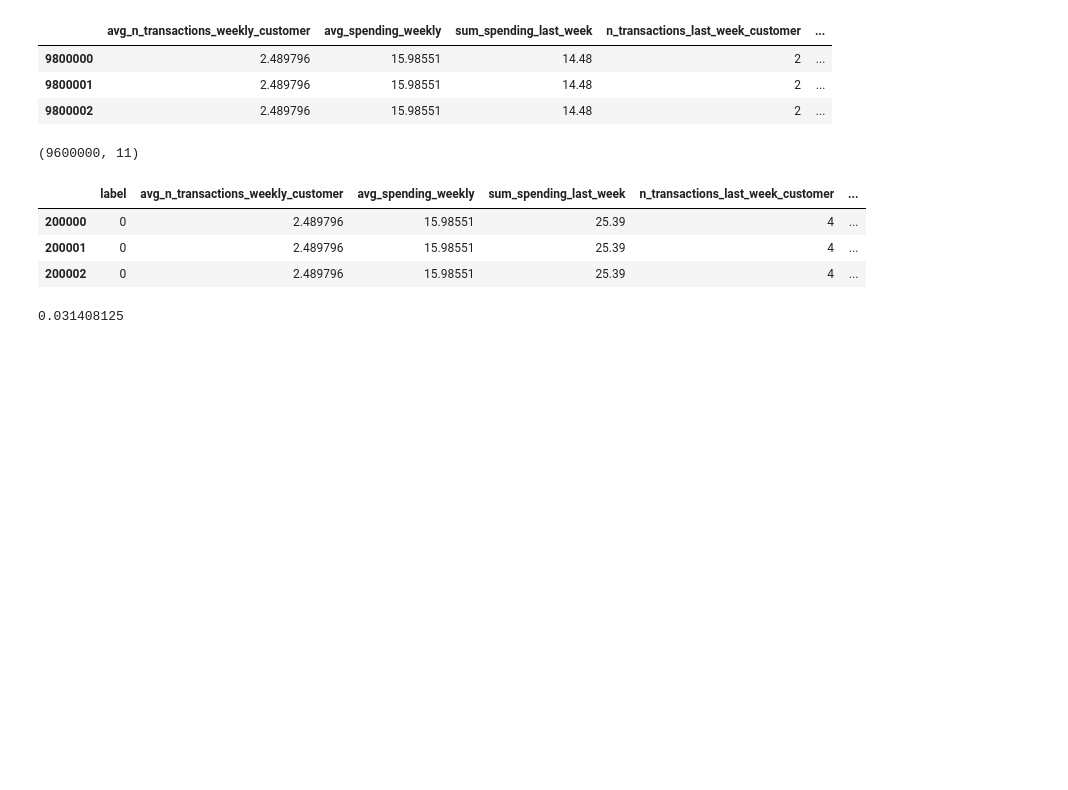
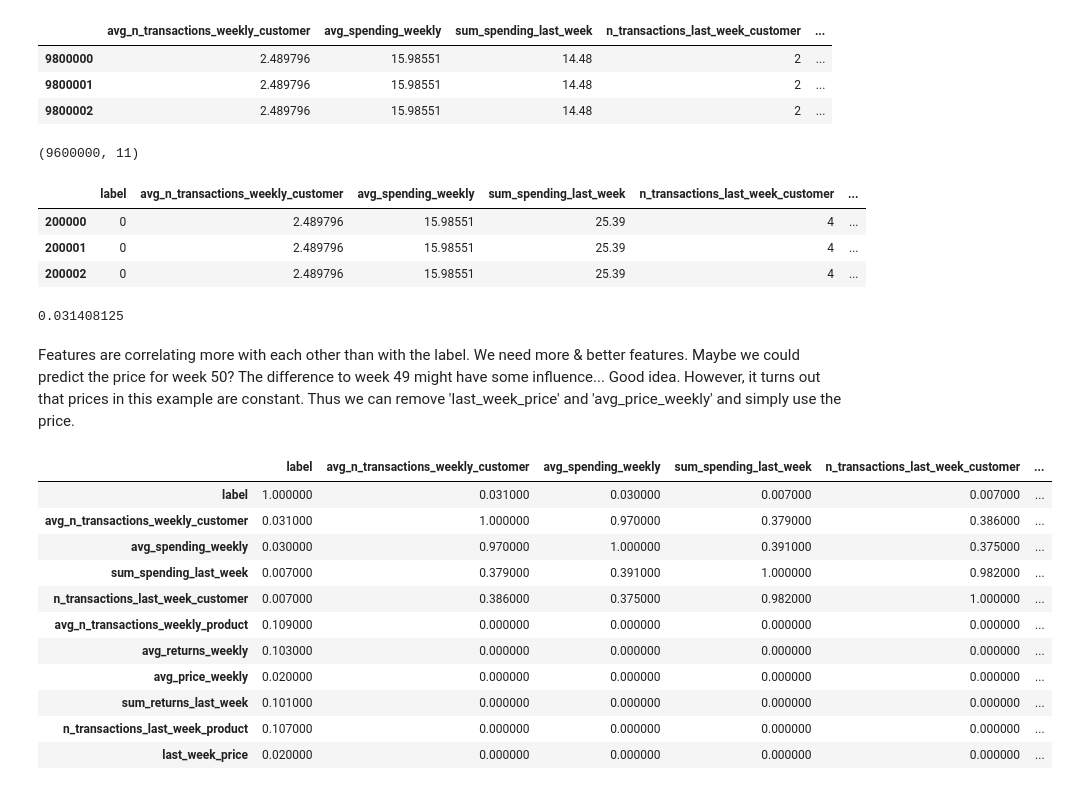
Before and after one commit to sekR4/classification-challenge, a Jupyter notebook: src/eda_and_fe.ipynb, the cells around one changed output. Saved outputs shown, nothing was run; the diff lists cells and outputs as text; code cells hidden in the pictures; blank space fills up the shorter version.

```diff
--- a/src/eda_and_fe.ipynb
+++ b/src/eda_and_fe.ipynb
@@ -536,0 +543,18 @@ df_training.to_parquet("training.parquet")
+# %% [markdown]
+Features are correlating more with each other than with the label. We need more & better features. Maybe we could predict the price for week 50? The difference to week 49 might have some influence... Good idea. However, it turns out that prices in this example are constant. Thus we can remove 'last_week_price' and 'avg_price_weekly' and simply use the price.
+# %%
+corr_matrix = df_training.corr().abs().round(3)
+display(corr_matrix.style.background_gradient(cmap='coolwarm'))
+# %% [output]
+|  | label | avg_n_transactions_weekly_customer | avg_spending_weekly | sum_spending_last_week | n_transactions_last_week_customer | ... |
+| label | 1.000000 | 0.031000 | 0.030000 | 0.007000 | 0.007000 | ... |
+| avg_n_transactions_weekly_customer | 0.031000 | 1.000000 | 0.970000 | 0.379000 | 0.386000 | ... |
+| avg_spending_weekly | 0.030000 | 0.970000 | 1.000000 | 0.391000 | 0.375000 | ... |
+| sum_spending_last_week | 0.007000 | 0.379000 | 0.391000 | 1.000000 | 0.982000 | ... |
+| n_transactions_last_week_customer | 0.007000 | 0.386000 | 0.375000 | 0.982000 | 1.000000 | ... |
+| avg_n_transactions_weekly_product | 0.109000 | 0.000000 | 0.000000 | 0.000000 | 0.000000 | ... |
+| avg_returns_weekly | 0.103000 | 0.000000 | 0.000000 | 0.000000 | 0.000000 | ... |
+| avg_price_weekly | 0.020000 | 0.000000 | 0.000000 | 0.000000 | 0.000000 | ... |
+| sum_returns_last_week | 0.101000 | 0.000000 | 0.000000 | 0.000000 | 0.000000 | ... |
+| n_transactions_last_week_product | 0.107000 | 0.000000 | 0.000000 | 0.000000 | 0.000000 | ... |
+| last_week_price | 0.020000 | 0.000000 | 0.000000 | 0.000000 | 0.000000 | ... |
```
Also changed, not shown: parts of 9 cells of this notebook, 1 other file.
